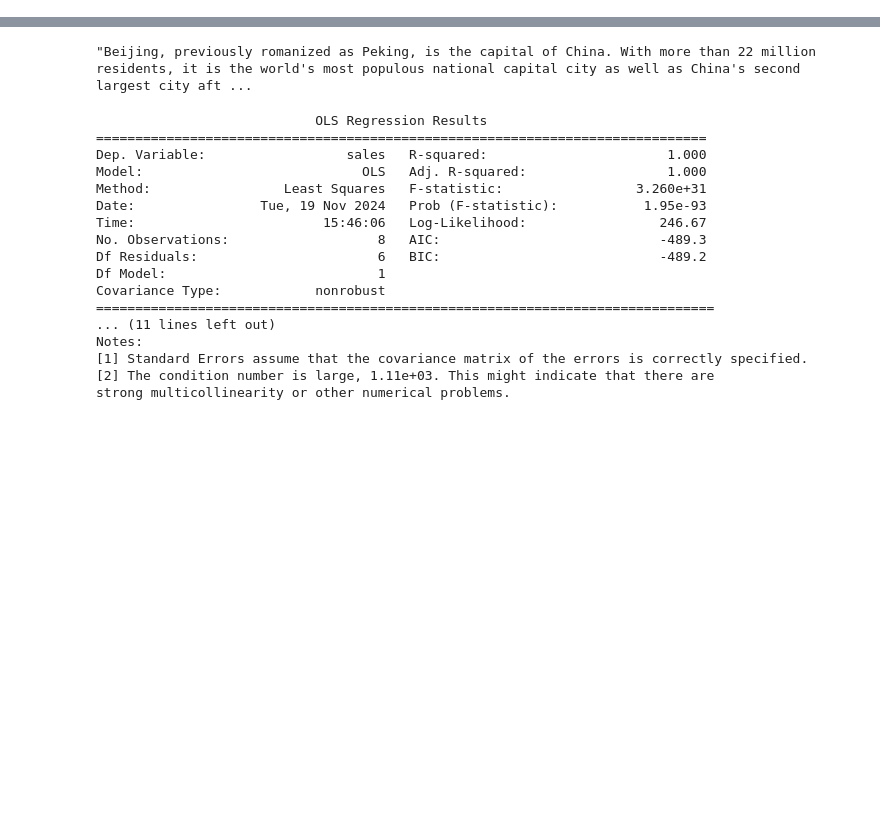
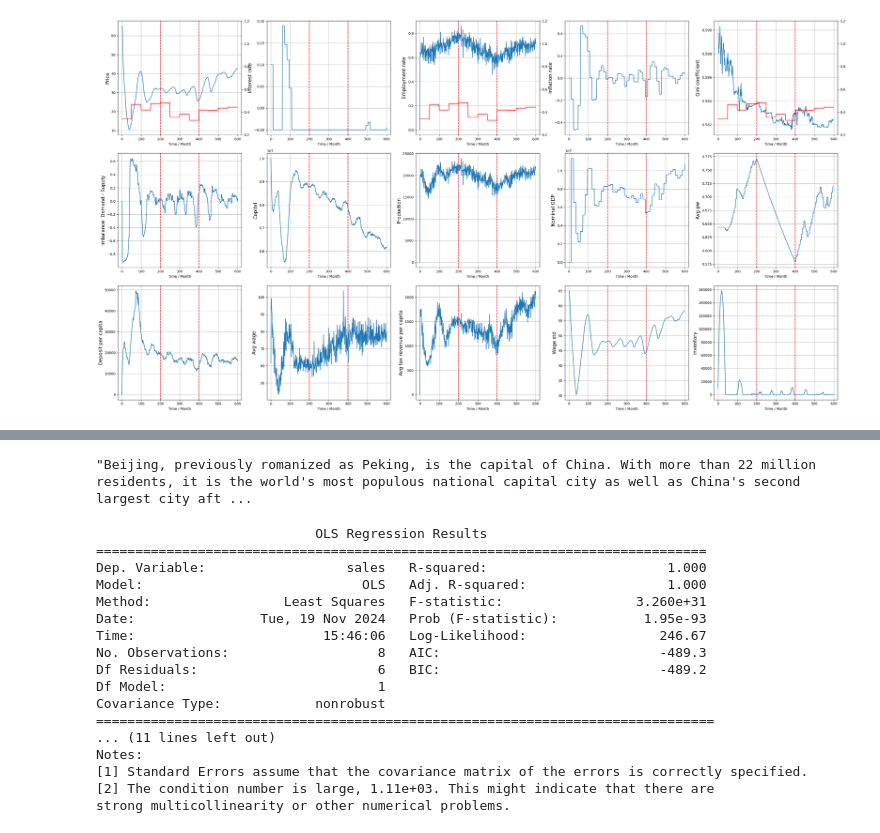
Before and after one commit to HuangHaoyu1997/MEABM, a Jupyter notebook: test.ipynb, the cells around one changed output, grey strips where cells are left out. Saved outputs shown, nothing was run; the diff lists cells and outputs as text; code cells hidden in the pictures; blank space fills up the shorter version.

```diff
--- a/test.ipynb
+++ b/test.ipynb
@@ -37,0 +1,23 @@ plt.show()
+# %%
+import pickle
+from src.baselines import reward_func
+from itertools import islice
+from src.utils import plot_log
+from config import EconomicCrisisConfig
+import matplotlib.pyplot as plt
+import numpy as np
+
+config = EconomicCrisisConfig()
+
+
+with open('log.pkl', 'rb') as f:
+    log = pickle.load(f)
+    print(len(log))
+
+rewards = []
+for i in range(12):
+    subset_info = dict(islice(log.items(), i*50, (i+1)*50+1))
+    reward = reward_func(event=1, log=subset_info, step_len=50)
+    rewards.extend([reward]*50)
+
+print(len(rewards))
@@ -37,0 +39,12 @@ plt.show()
+# %%
+from IPython.display import display
+fig, axs = plot_log('log.png', log, config, save=False, show=False)
+ax2 = axs[0,0].twinx()
+ax2.plot(rewards, 'r-'); ax2.set_ylim([0.2, 1.2])
+ax2 = axs[0,2].twinx()
+ax2.plot(rewards, 'r-'); ax2.set_ylim([0.2, 1.2])
+ax2 = axs[0,4].twinx()
+ax2.plot(rewards, 'r-'); ax2.set_ylim([0.2, 1.2])
+display(fig)
+# %% [output]
+[figure, added]
```
Also changed, not shown: parts of 3 cells of this notebook, 11 other files.
